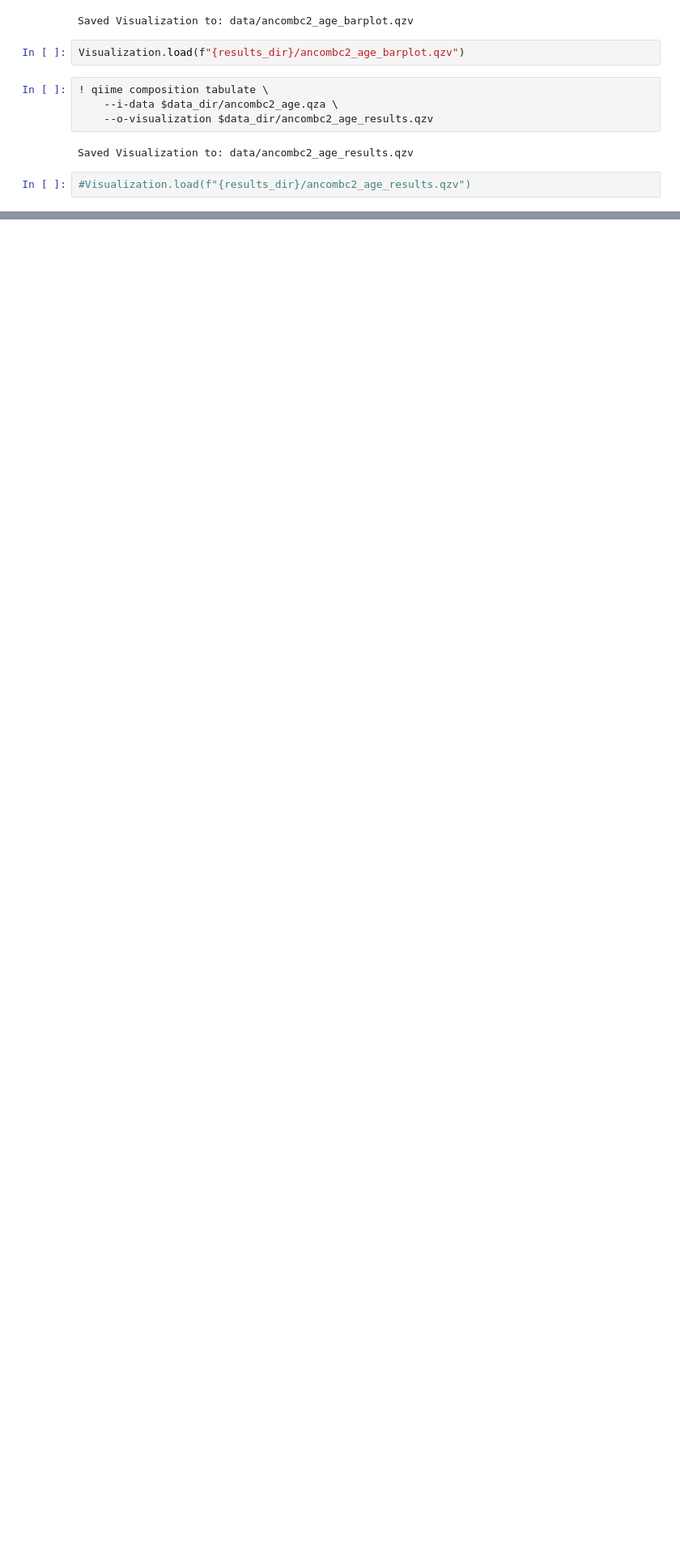
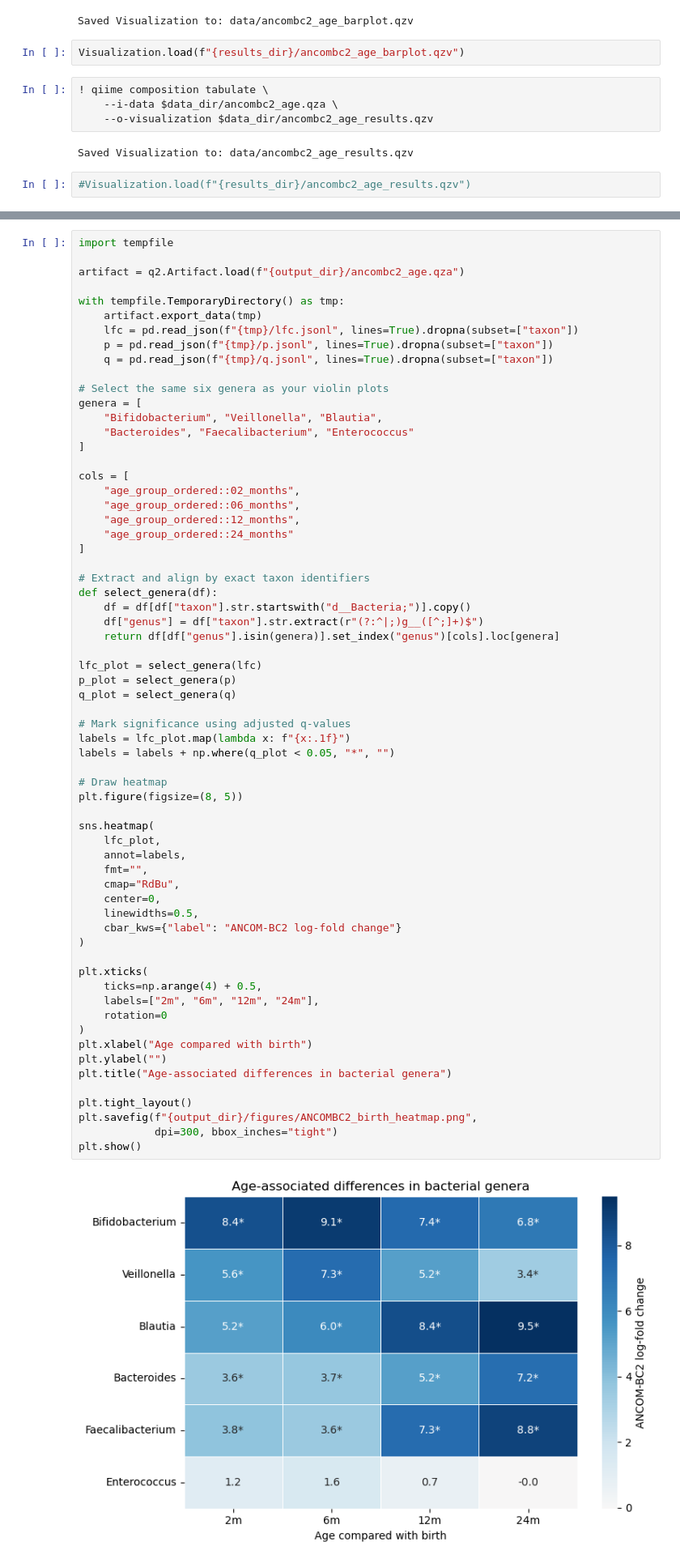
Before and after one commit to tpayer-eng/MicroOdyssey_clean, a Jupyter notebook: scripts/02_taxonomicclassification/Taxonomic_annotation_heatmap.ipynb, the cells around one changed output, grey strips where cells are left out. Shown at 81% size. Cells and saved outputs as stored; diff of their text form; blank space fills up the shorter version.

```diff
--- a/scripts/02_taxonomicclassification/Taxonomic_annotation_heatmap.ipynb
+++ b/scripts/02_taxonomicclassification/Taxonomic_annotation_heatmap.ipynb
@@ -420,3 +421,69 @@ plt.tight_layout()
 plt.show()
 # %% [output]
 [figure]
+# %%
+import tempfile
+
+artifact = q2.Artifact.load(f"{output_dir}/ancombc2_age.qza")
+
+with tempfile.TemporaryDirectory() as tmp:
+    artifact.export_data(tmp)
+    lfc = pd.read_json(f"{tmp}/lfc.jsonl", lines=True).dropna(subset=["taxon"])
+    p = pd.read_json(f"{tmp}/p.jsonl", lines=True).dropna(subset=["taxon"])
+    q = pd.read_json(f"{tmp}/q.jsonl", lines=True).dropna(subset=["taxon"])
+
+# Select the same six genera as your violin plots
+genera = [
+    "Bifidobacterium", "Veillonella", "Blautia",
+    "Bacteroides", "Faecalibacterium", "Enterococcus"
+]
+
+cols = [
+    "age_group_ordered::02_months",
+    "age_group_ordered::06_months",
+    "age_group_ordered::12_months",
+    "age_group_ordered::24_months"
+]
+
+# Extract and align by exact taxon identifiers
+def select_genera(df):
+    df = df[df["taxon"].str.startswith("d__Bacteria;")].copy()
+    df["genus"] = df["taxon"].str.extract(r"(?:^|;)g__([^;]+)$")
+    return df[df["genus"].isin(genera)].set_index("genus")[cols].loc[genera]
+
+lfc_plot = select_genera(lfc)
+p_plot = select_genera(p)
+q_plot = select_genera(q)
+
+# Mark significance using adjusted q-values
+labels = lfc_plot.map(lambda x: f"{x:.1f}")
+labels = labels + np.where(q_plot < 0.05, "*", "")
+
+# Draw heatmap
+plt.figure(figsize=(8, 5))
+
+sns.heatmap(
+    lfc_plot,
+    annot=labels,
+    fmt="",
+    cmap="RdBu",
+    center=0,
+    linewidths=0.5,
+    cbar_kws={"label": "ANCOM-BC2 log-fold change"}
+)
+
+plt.xticks(
+    ticks=np.arange(4) + 0.5,
+    labels=["2m", "6m", "12m", "24m"],
+    rotation=0
+)
+plt.xlabel("Age compared with birth")
+plt.ylabel("")
+plt.title("Age-associated differences in bacterial genera")
+
+plt.tight_layout()
+plt.savefig(f"{output_dir}/figures/ANCOMBC2_birth_heatmap.png",
+            dpi=300, bbox_inches="tight")
+plt.show()
+# %% [output]
+[figure, added]
```
Also changed, not shown: parts of 4 cells of this notebook, 3 other files.
